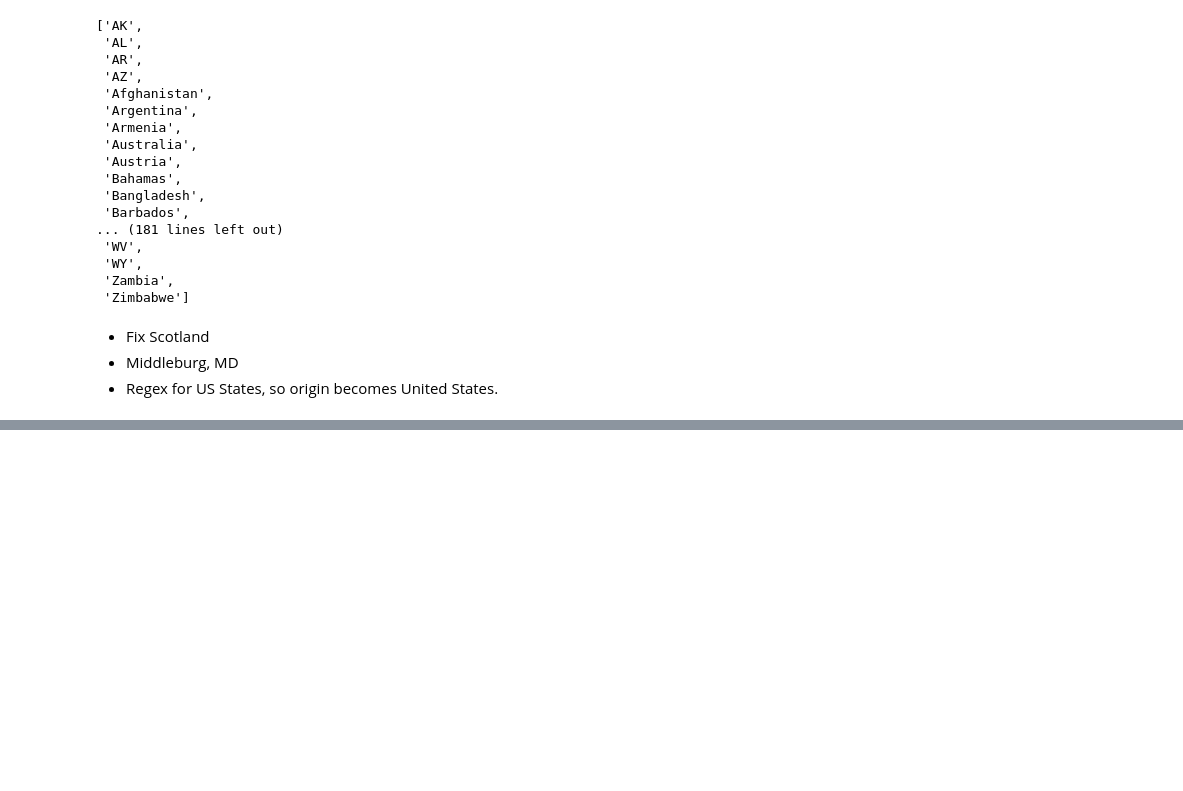
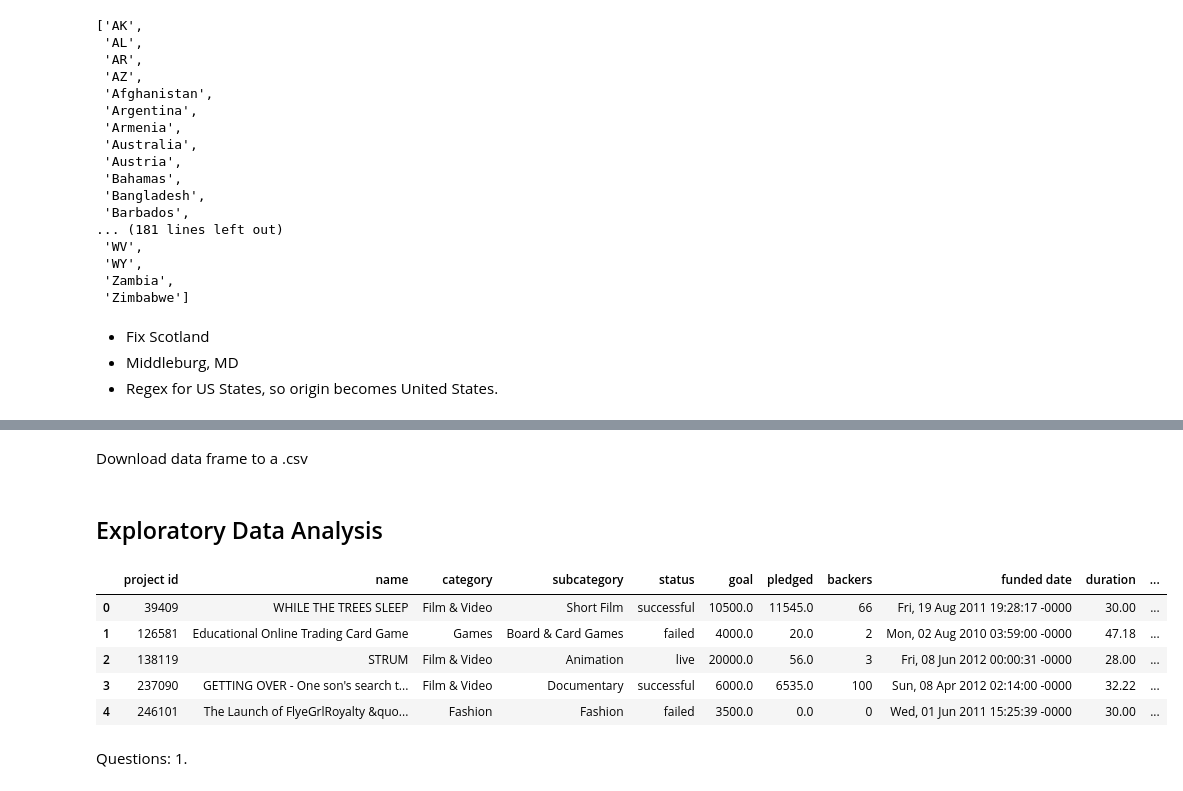
Before and after one commit to crisgiovanoni/kickstarter_project, a Jupyter notebook: Who Gets the Fund?.ipynb, the cells around one changed output, grey strips where cells are left out. Drawn from its saved outputs; the diff is of its cells as text; code cells hidden in the pictures; blank space fills up the shorter version.

```diff
--- a/Who Gets the Fund?.ipynb
+++ b/Who Gets the Fund?.ipynb
@@ -194,0 +181,2 @@ kick.origin = np.where(kick.origin.str.contains(r'[A-Z]{2}')==True,"United State
+# %% [markdown]
+Download data frame to a .csv
@@ -194,0 +185,2 @@ kick.origin = np.where(kick.origin.str.contains(r'[A-Z]{2}')==True,"United State
+# %% [markdown]
+## Exploratory Data Analysis
@@ -194,0 +192,14 @@ kick.origin = np.where(kick.origin.str.contains(r'[A-Z]{2}')==True,"United State
+# %%
+kick = pd.read_csv("preprocessed_kick.csv")
+# %%
+kick.head()
+# %% [output]
+|  | project id | name | category | subcategory | status | goal | pledged | backers | funded date | duration | ... |
+| 0 | 39409 | WHILE THE TREES SLEEP | Film & Video | Short Film | successful | 10500.0 | 11545.0 | 66 | Fri, 19 Aug 2011 19:28:17 -0000 | 30.00 | ... |
+| 1 | 126581 | Educational Online Trading Card Game | Games | Board & Card Games | failed | 4000.0 | 20.0 | 2 | Mon, 02 Aug 2010 03:59:00 -0000 | 47.18 | ... |
+| 2 | 138119 | STRUM | Film & Video | Animation | live | 20000.0 | 56.0 | 3 | Fri, 08 Jun 2012 00:00:31 -0000 | 28.00 | ... |
+| 3 | 237090 | GETTING OVER - One son's search t... | Film & Video | Documentary | successful | 6000.0 | 6535.0 | 100 | Sun, 08 Apr 2012 02:14:00 -0000 | 32.22 | ... |
+| 4 | 246101 | The Launch of FlyeGrlRoyalty &quo... | Fashion | Fashion | failed | 3500.0 | 0.0 | 0 | Wed, 01 Jun 2011 15:25:39 -0000 | 30.00 | ... |
+# %% [markdown]
+Questions:
+1.
```
Also changed, not shown: parts of 12 cells of this notebook, 1 other file.
